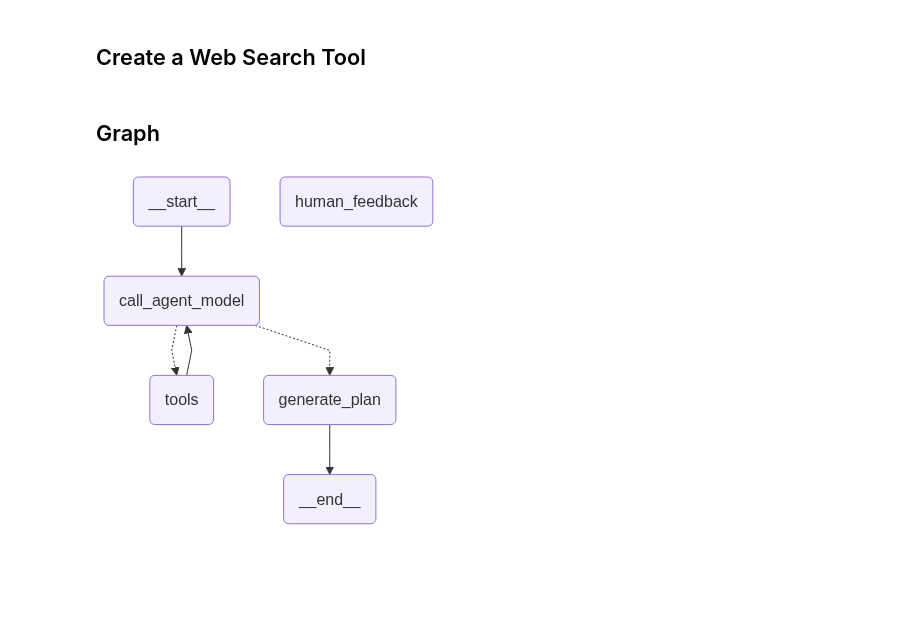
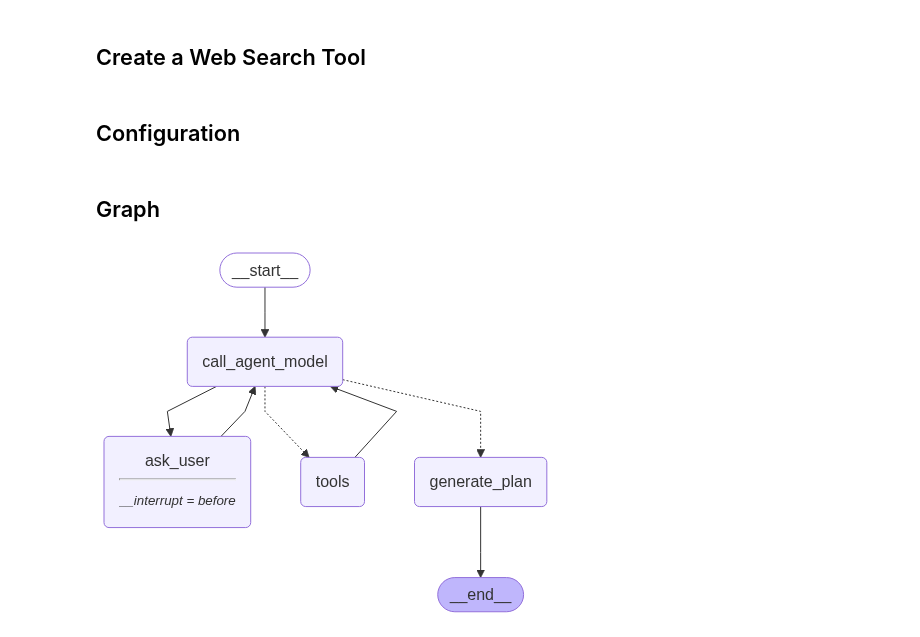
Before and after one commit to vivekpatel99/project-plan-genie, a Jupyter notebook: notebooks/simple_agent.ipynb, the cells around one changed output. Saved outputs shown, nothing was run; the diff lists cells and outputs as text; code cells hidden in the pictures; blank space fills up the shorter version.

```diff
--- a/notebooks/simple_agent.ipynb
+++ b/notebooks/simple_agent.ipynb
@@ -254,3 +185,5 @@ TOOLS = [search_wikipedia]  # search_wikipedia]
 # search_web.invoke(PlanningState(project_description="I want to build a chatbot"))
 # %%
 # TODO: add router function to route between tools and llm or end
+# %% [markdown]
+## Configuration
@@ -319,34 +332,37 @@ def should_continue(state: PlanningState):
 # %%
 from langgraph.graph import START, StateGraph, END
 from langgraph.prebuilt import tools_condition, ToolNode
 
 builder = StateGraph(PlanningState)  # , config_schema=Configuration)
 
 # Nodes
 builder.add_node("call_agent_model", call_agent_model)
-builder.add_node("human_feedback", human_feedback)
+builder.add_node("ask_user", ask_user)
 builder.add_node("tools", ToolNode(TOOLS))
 builder.add_node("generate_plan", genereate_plan)
 
 # Edges
 builder.add_edge(START, "call_agent_model")
-builder.add_conditional_edges(
-    "human_feedback", should_continue, ["call_agent_model", "tools"]
-)
+builder.add_edge("call_agent_model", "ask_user")
+builder.add_edge("ask_user", "call_agent_model")
+
 builder.add_conditional_edges(
     "call_agent_model",
     should_continue,
     ["tools", "generate_plan"],
 )
 builder.add_edge("tools", "call_agent_model")
 # builder.add_edge("call_agent_model", "generate_plan")
 builder.add_edge("generate_plan", END)
 
 
-graph = builder.compile(interrupt_before=["human_feedback"], name="Planning Agent")
+graph = builder.compile(
+    checkpointer=MemorySaver(),
+    name="Planning Agent",
+)
 graph
 # %% [output]
-[figure, old version]
+[figure, new version]
 # %%
 project_idea = "create plan to develop agentic AI note taking app using langgraph. it should take pictures of hand-written notes and it will automatically format the texts (it might contains equations and block diagrams) and find proper section in my notion and add this notes with proper format"
 # %%
```
Also changed, not shown: parts of 7 cells of this notebook.
